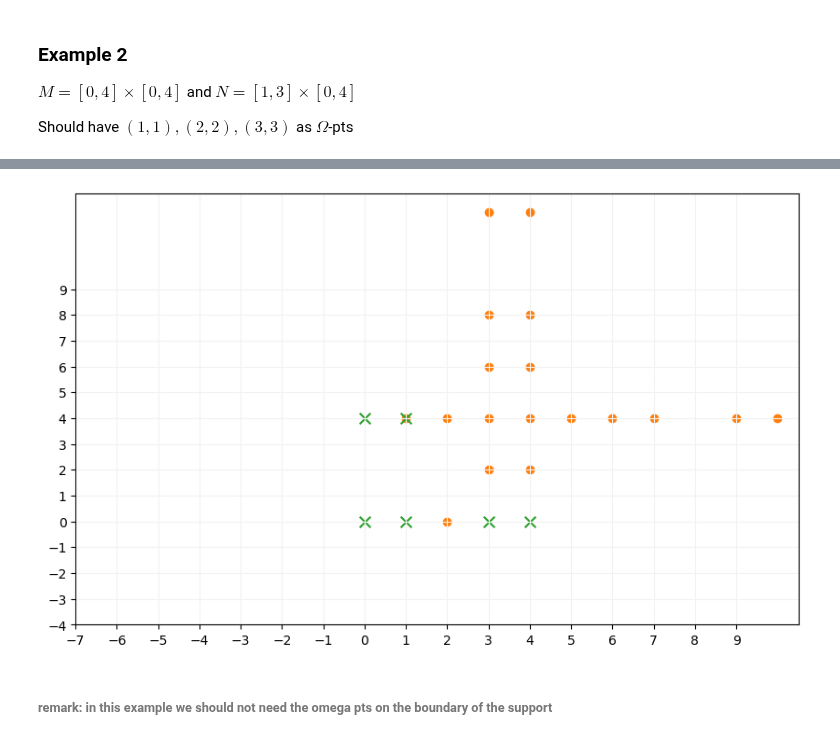
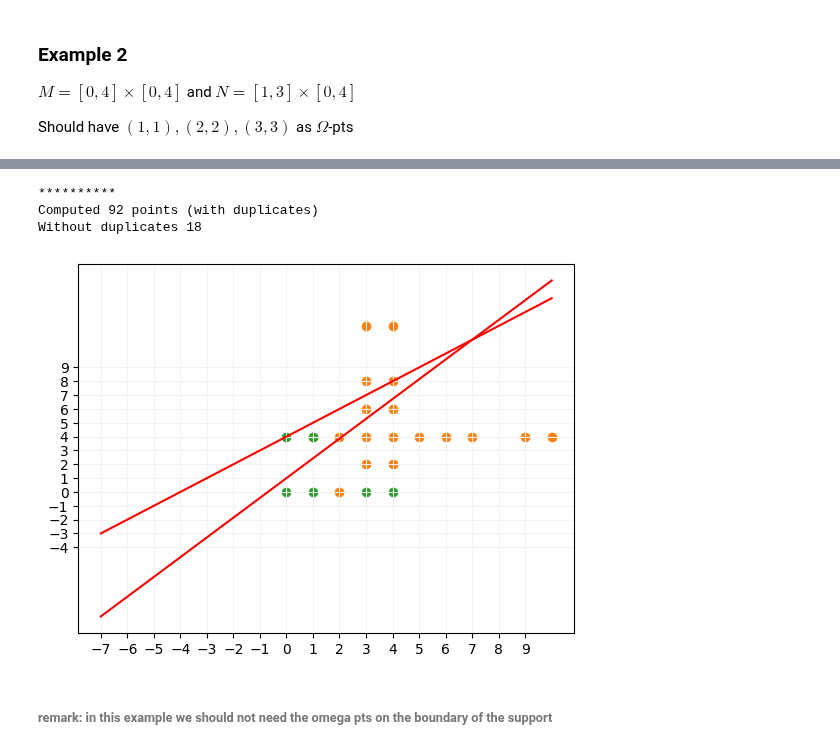
Before and after one commit to asilata/matching-distance-code, a Jupyter notebook: Notebooks/Algorithm_3vs1-ConvexHulls_algo2.ipynb, the cells around one changed output, grey strips where cells are left out. Drawn from its saved outputs; the diff is of its cells as text; code cells hidden in the pictures.

```diff
--- a/Notebooks/Algorithm_3vs1-ConvexHulls_algo2.ipynb
+++ b/Notebooks/Algorithm_3vs1-ConvexHulls_algo2.ipynb
@@ -595,18 +87,13 @@ Without duplicates 18
-# %%
-fig = plt.figure(figsize=(10,6))
-ax = fig.gca()
-
-for pt in Pts:
-    matplotlib.pyplot.scatter(pt[0], pt[1],c='C1')
-for crit in CritPts:
-    matplotlib.pyplot.scatter(crit.coords[0], crit.coords[1],c='C2', marker = "x", s=70)
-
-ax.set_xticks(numpy.arange(-7,10, 1))
-ax.set_yticks(numpy.arange(-4, 10, 1))
-
-plt.grid(axis='both', color='0.95')
-# %% [output]
-[figure, removed]
+# %%
+CritPts = ex.example_2()
+name = "2"
+Pts = omega.output_alg_3_1(CritPts, name)
+ourplot.plotmod(CritPts, Pts)
+# %% [output]
+**********
+Computed 92 points (with duplicates)
+Without duplicates 18
+[figure, added]
 # %% [markdown]
 ###### remark: in this example we should not need the omega pts on the boundary of the support
 # %% [markdown]
```
Also changed, not shown: parts of 22 cells of this notebook, 12 other files.
